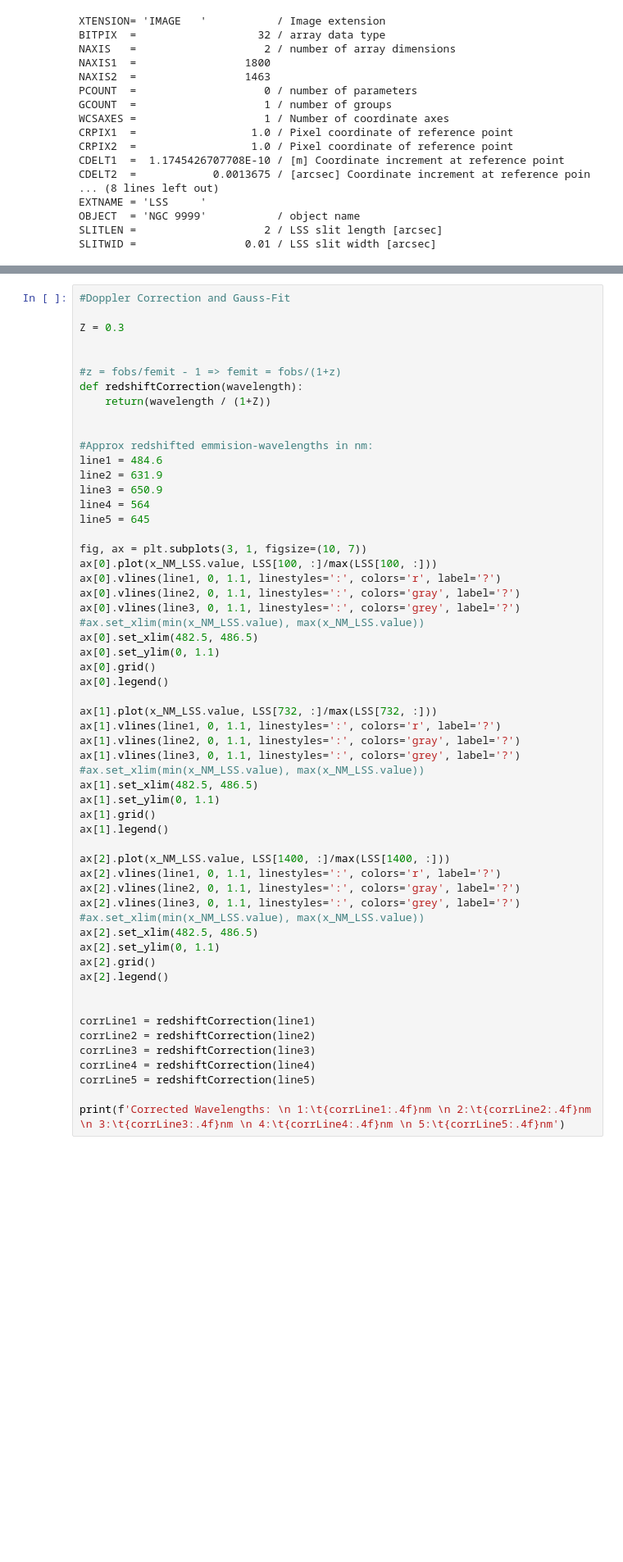
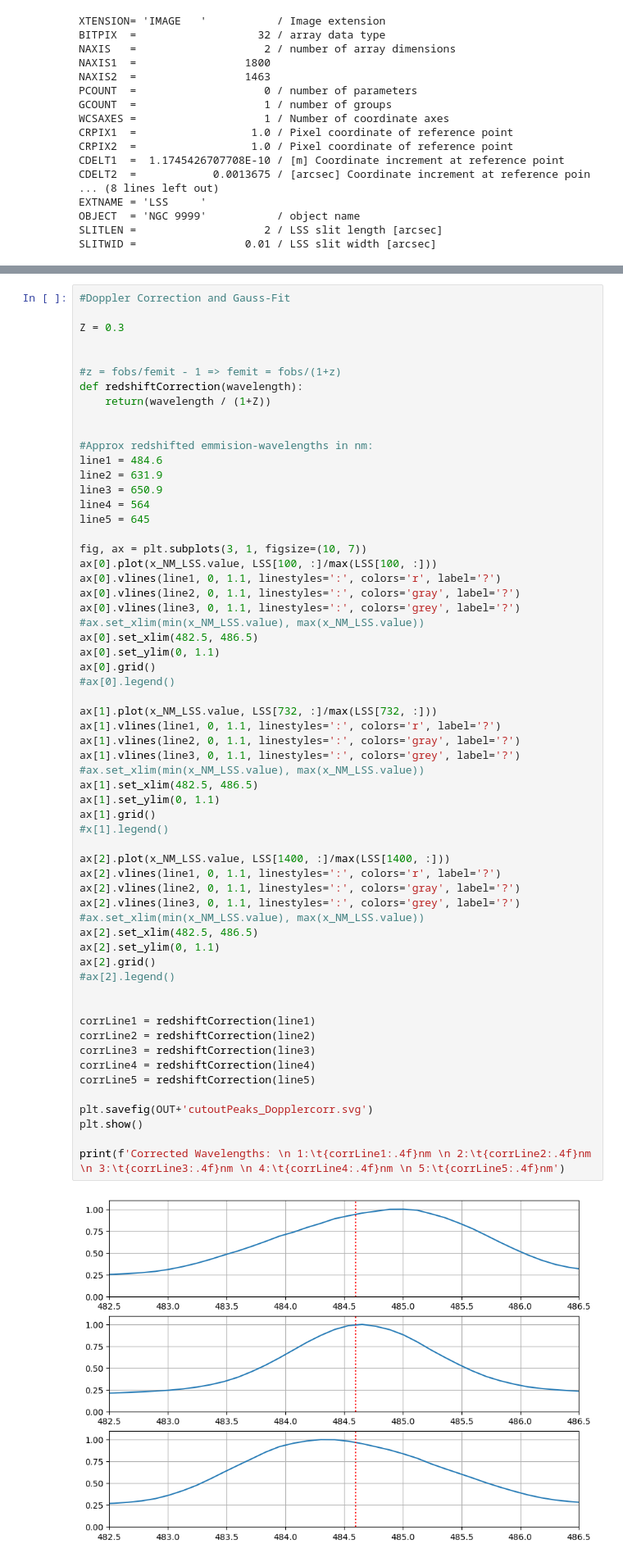
Before and after one commit to B0whunt3r21/AstroPrak, a Jupyter notebook: Galax_Spect/Galax_Spect.ipynb, the cells around one changed output, grey strips where cells are left out. Shown at 82% size. Drawn from its saved outputs; the diff is of its cells as text; blank space fills up the shorter version.

```diff
--- a/Galax_Spect/Galax_Spect.ipynb
+++ b/Galax_Spect/Galax_Spect.ipynb
@@ -489,37 +506,41 @@ ax[0].vlines(line3, 0, 1.1, linestyles=':', colors='grey', label='?')
 ax[0].set_xlim(482.5, 486.5)
 ax[0].set_ylim(0, 1.1)
 ax[0].grid()
-ax[0].legend()
+#ax[0].legend()
 
 ax[1].plot(x_NM_LSS.value, LSS[732, :]/max(LSS[732, :]))
 ax[1].vlines(line1, 0, 1.1, linestyles=':', colors='r', label='?')
 ax[1].vlines(line2, 0, 1.1, linestyles=':', colors='gray', label='?')
 ax[1].vlines(line3, 0, 1.1, linestyles=':', colors='grey', label='?')
 #ax.set_xlim(min(x_NM_LSS.value), max(x_NM_LSS.value))
 ax[1].set_xlim(482.5, 486.5)
 ax[1].set_ylim(0, 1.1)
 ax[1].grid()
-ax[1].legend()
+#x[1].legend()
 
 ax[2].plot(x_NM_LSS.value, LSS[1400, :]/max(LSS[1400, :]))
 ax[2].vlines(line1, 0, 1.1, linestyles=':', colors='r', label='?')
 ax[2].vlines(line2, 0, 1.1, linestyles=':', colors='gray', label='?')
 ax[2].vlines(line3, 0, 1.1, linestyles=':', colors='grey', label='?')
 #ax.set_xlim(min(x_NM_LSS.value), max(x_NM_LSS.value))
 ax[2].set_xlim(482.5, 486.5)
 ax[2].set_ylim(0, 1.1)
 ax[2].grid()
-ax[2].legend()
+#ax[2].legend()
 
 
 corrLine1 = redshiftCorrection(line1)
 corrLine2 = redshiftCorrection(line2)
 corrLine3 = redshiftCorrection(line3)
 corrLine4 = redshiftCorrection(line4)
 corrLine5 = redshiftCorrection(line5)
 
+plt.savefig(OUT+'cutoutPeaks_Dopplercorr.svg')
+plt.show()
+
 print(f'Corrected Wavelengths: \n 1:\t{corrLine1:.4f}nm \n 2:\t{corrLine2:.4f}nm \n 3:\t{corrLine3:.4f}nm \n 4:\t{corrLine4:.4f}nm \n 5:\t{corrLine5:.4f}nm')
 # %% [output]
+[figure, new version]
 Corrected Wavelengths:
  1:     372.7692nm
  2:     486.0769nm
```
Also changed, not shown: parts of 10 cells of this notebook, 28 other files.
